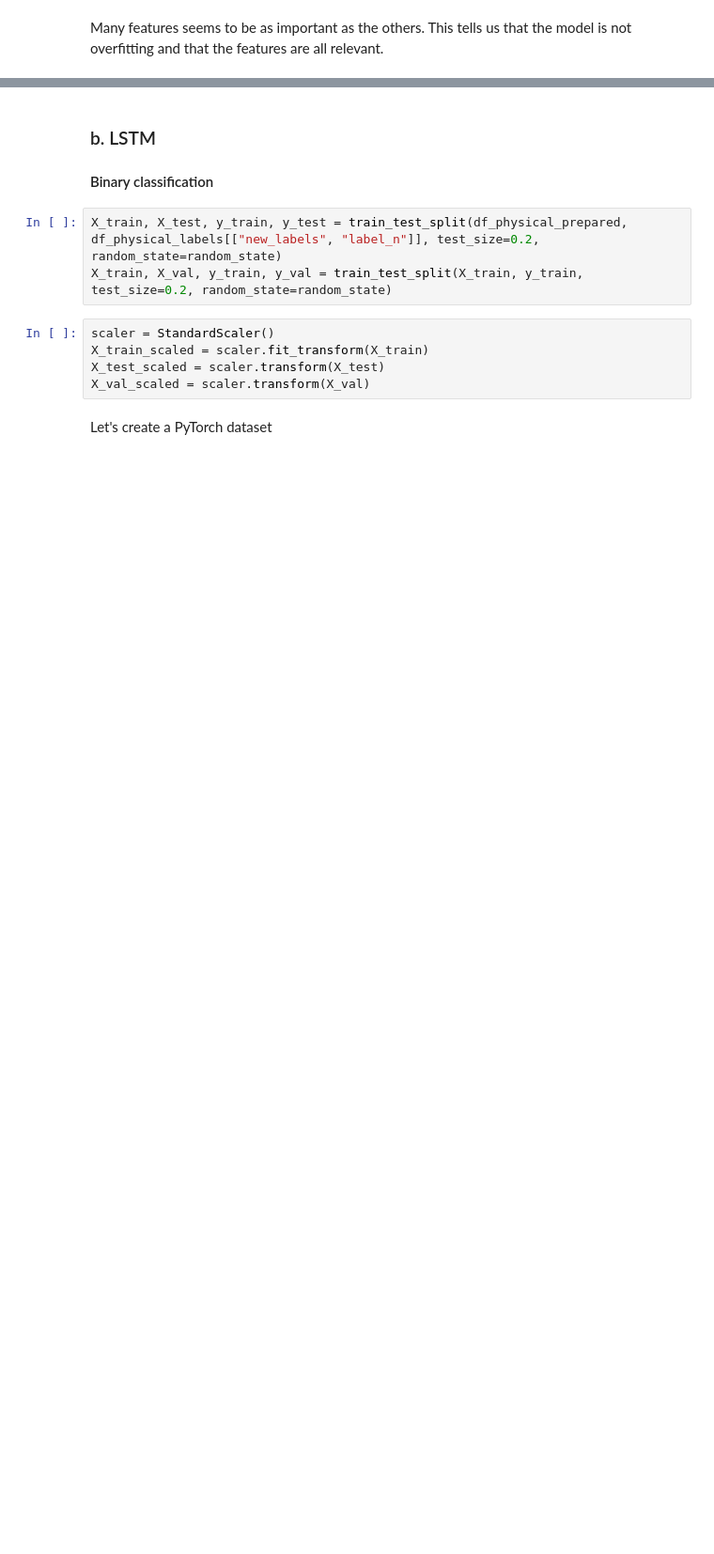
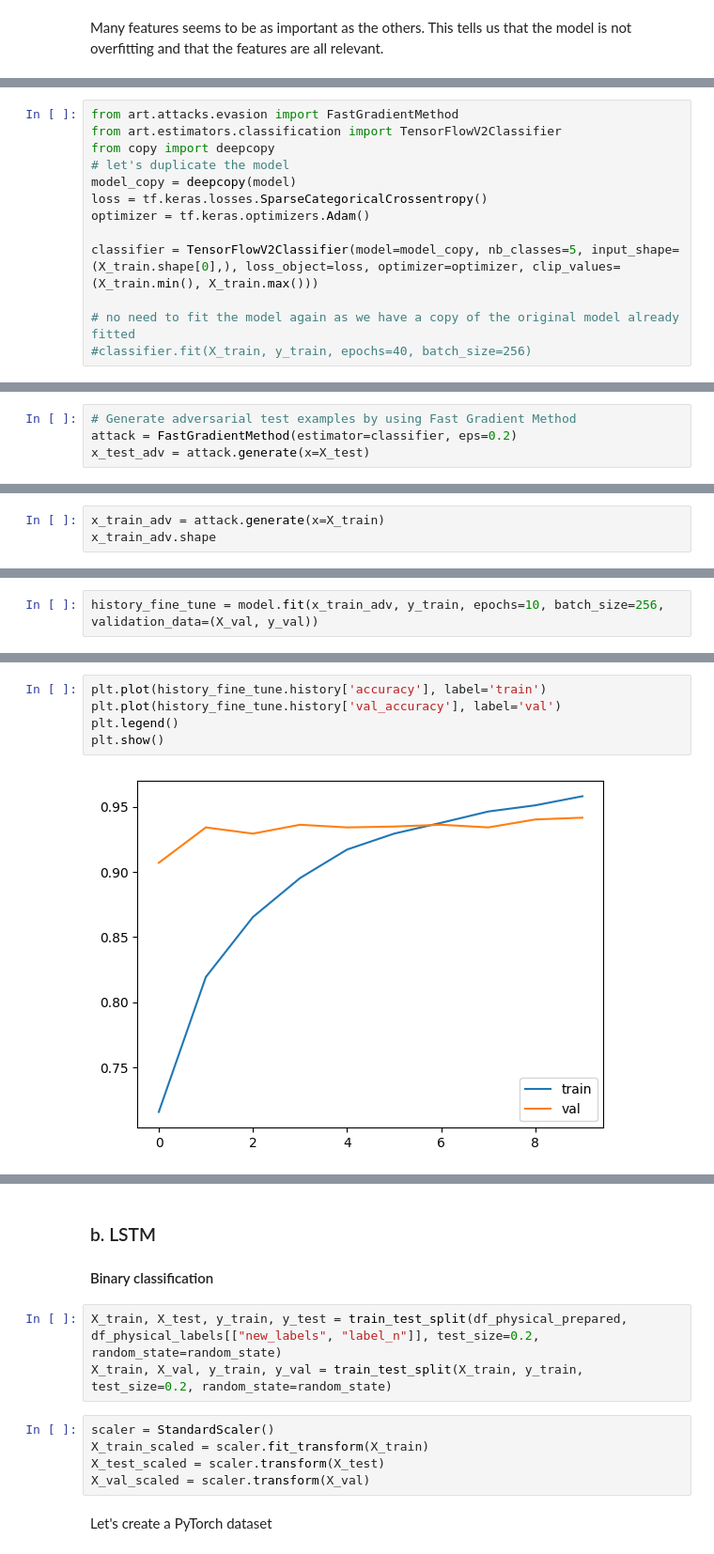
Before and after one commit to theo88400/ML-SECU2024, a Jupyter notebook: src/data_exploration/physical.ipynb, the cells around one changed output, grey strips where cells are left out. Shown: that part at 94% size. Drawn from its saved outputs; the diff is of its cells as text; blank space fills up the shorter version.

Commit message:
adversarial attacks for MLP on physical dataset

```diff
--- a/src/data_exploration/physical.ipynb
+++ b/src/data_exploration/physical.ipynb
@@ -519,0 +538,13 @@ Many features seems to be as important as the others. This tells us that the mod
+# %%
+from art.attacks.evasion import FastGradientMethod
+from art.estimators.classification import TensorFlowV2Classifier
+from copy import deepcopy
+# let's duplicate the model
+model_copy = deepcopy(model)
+loss = tf.keras.losses.SparseCategoricalCrossentropy()
+optimizer = tf.keras.optimizers.Adam()
+
+classifier = TensorFlowV2Classifier(model=model_copy, nb_classes=5, input_shape=(X_train.shape[0],), loss_object=loss, optimizer=optimizer, clip_values=(X_train.min(), X_train.max()))
+
+# no need to fit the model again as we have a copy of the original model already fitted
+#classifier.fit(X_train, y_train, epochs=40, batch_size=256)
@@ -519,0 +558,4 @@ Many features seems to be as important as the others. This tells us that the mod
+# %%
+# Generate adversarial test examples by using Fast Gradient Method
+attack = FastGradientMethod(estimator=classifier, eps=0.2)
+x_test_adv = attack.generate(x=X_test)
@@ -519,0 +576,3 @@ Many features seems to be as important as the others. This tells us that the mod
+# %%
+x_train_adv = attack.generate(x=X_train)
+x_train_adv.shape
@@ -519,0 +581,2 @@ Many features seems to be as important as the others. This tells us that the mod
+# %%
+history_fine_tune = model.fit(x_train_adv, y_train, epochs=10, batch_size=256, validation_data=(X_val, y_val))
@@ -519,0 +604,7 @@ Many features seems to be as important as the others. This tells us that the mod
+# %%
+plt.plot(history_fine_tune.history['accuracy'], label='train')
+plt.plot(history_fine_tune.history['val_accuracy'], label='val')
+plt.legend()
+plt.show()
+# %% [output]
+[figure, added]
```
Also changed, not shown: parts of 27 cells of this notebook.
